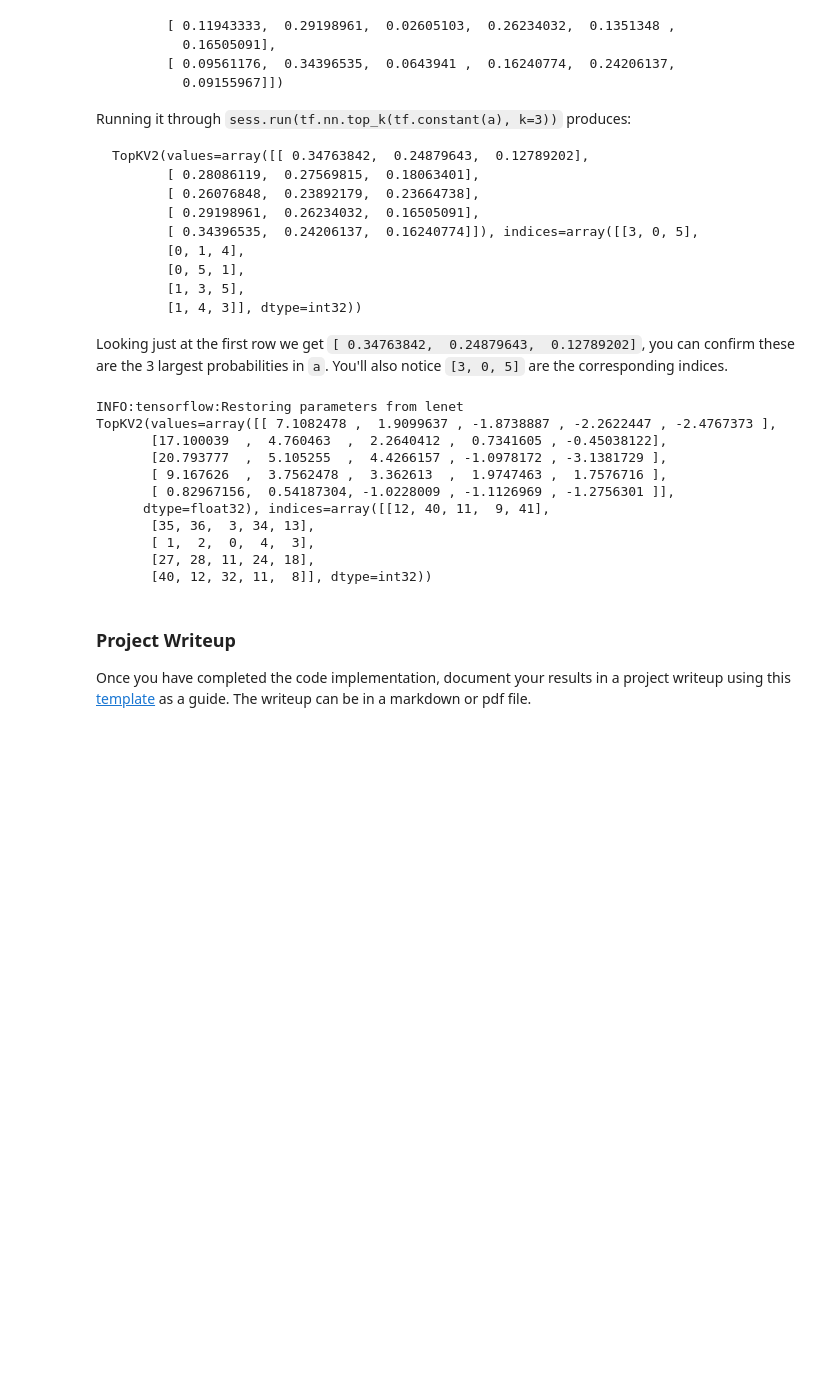
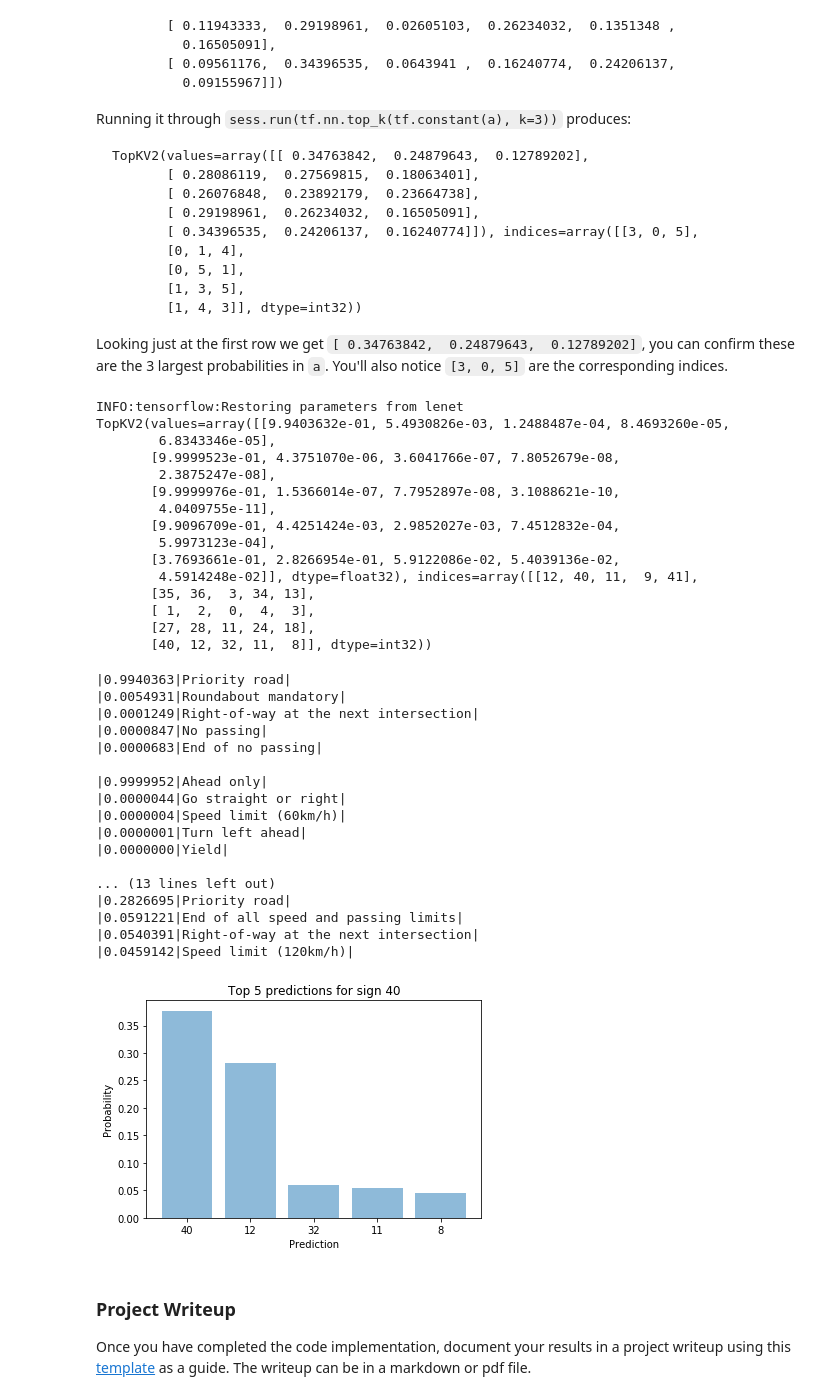
Before and after one commit to amoi9/traffic-signs-classifier, a Jupyter notebook: Traffic_Sign_Classifier.ipynb, the cells around one changed output. Saved outputs shown, nothing was run; the diff lists cells and outputs as text; code cells hidden in the pictures; blank space fills up the shorter version.

```diff
--- a/Traffic_Sign_Classifier.ipynb
+++ b/Traffic_Sign_Classifier.ipynb
@@ -333,3 +331,13 @@ EPOCH 16 ...
 Validation Accuracy = 0.961
 
 Model saved
+# %%
+with tf.Session() as sess:
+    saver.restore(sess, 'lenet')
+    training_accuracy = evaluate(X_train_norm, y_train)
+    validation_accuracy = evaluate(X_valid_norm, y_valid)
+    test_accuracy = evaluate(X_test_norm, y_test)
+
+print("Training Accuracy = {:.3f}".format(training_accuracy))
+print("Validation Accuracy = {:.3f}".format(validation_accuracy))
+print("Test Accuracy = {:.3f}".format(test_accuracy))
@@ -387,3 +400,11 @@ with tf.Session() as sess:
 # %% [output]
 INFO:tensorflow:Restoring parameters from lenet
 [12 35  1 27 40]
+# %%
+import csv
+with open('signnames.csv', mode='r') as infile:
+    reader = csv.reader(infile)
+    sign_names_map = {rows[0]:rows[1] for rows in reader}
+
+predicts = np.array([sign_names_map[str(xi)] for xi in output])
+print(predicts)
@@ -445,25 +469,65 @@ Looking just at the first row we get `[ 0.34763842,  0.24879643,  0.12789202]`,
 # %%
 ### Print out the top five softmax probabilities for the predictions on the German traffic sign images found on the web.
 ### Feel free to use as many code cells as needed.
-top_prob_op = tf.nn.top_k(logits, k=5)
+top_prob_op = tf.nn.top_k(tf.nn.softmax(logits), k=5)
 
 with tf.Session() as sess:
   # Restore variables from disk.
     saver.restore(sess, 'lenet')
-    output = sess.run(top_prob_op, feed_dict={x: Xs_norm, keep_prob: 1.0})
-    print(output)
+    top_k_output = sess.run(top_prob_op, feed_dict={x: Xs_norm, keep_prob: 1.0})
+    print(top_k_output)
 # %% [output]
 INFO:tensorflow:Restoring parameters from lenet
-TopKV2(values=array([[ 7.1082478 ,  1.9099637 , -1.8738887 , -2.2622447 , -2.4767373 ],
-       [17.100039  ,  4.760463  ,  2.2640412 ,  0.7341605 , -0.45038122],
-       [20.793777  ,  5.105255  ,  4.4266157 , -1.0978172 , -3.1381729 ],
-       [ 9.167626  ,  3.7562478 ,  3.362613  ,  1.9747463 ,  1.7576716 ],
-       [ 0.82967156,  0.54187304, -1.0228009 , -1.1126969 , -1.2756301 ]],
-      dtype=float32), indices=array([[12, 40, 11,  9, 41],
+TopKV2(values=array([[9.9403632e-01, 5.4930826e-03, 1.2488487e-04, 8.4693260e-05,
+        6.8343346e-05],
+       [9.9999523e-01, 4.3751070e-06, 3.6041766e-07, 7.8052679e-08,
+        2.3875247e-08],
+       [9.9999976e-01, 1.5366014e-07, 7.7952897e-08, 3.1088621e-10,
+        4.0409755e-11],
+       [9.9096709e-01, 4.4251424e-03, 2.9852027e-03, 7.4512832e-04,
+        5.9973123e-04],
+       [3.7693661e-01, 2.8266954e-01, 5.9122086e-02, 5.4039136e-02,
+        4.5914248e-02]], dtype=float32), indices=array([[12, 40, 11,  9, 41],
        [35, 36,  3, 34, 13],
        [ 1,  2,  0,  4,  3],
        [27, 28, 11, 24, 18],
        [40, 12, 32, 11,  8]], dtype=int32))
+# %%
+for i in range(0, 5):
+    print()
+    for idx, prob in enumerate(top_k_output.values[i]):
+        print('|{:.7f}|{}|'.format(prob, sign_names_map[str(top_k_output.indices[i][idx])]))
+
+
+y_pos = np.arange(5)
+
+plt.ylabel('Probability')
+plt.xlabel('Prediction')
+plt.title('Top 5 predictions for sign 40')
+
+plt.bar(y_pos, top_k_output.values[4], align='center', alpha=0.5)
+plt.xticks(y_pos, top_k_output.indices[4])
+
+plt.show()
+# %% [output]
+|0.9940363|Priority road|
+|0.0054931|Roundabout mandatory|
+|0.0001249|Right-of-way at the next intersection|
+|0.0000847|No passing|
+|0.0000683|End of no passing|
+
+|0.9999952|Ahead only|
+|0.0000044|Go straight or right|
+|0.0000004|Speed limit (60km/h)|
+|0.0000001|Turn left ahead|
+|0.0000000|Yield|
+
+... (13 lines left out)
+|0.2826695|Priority road|
+|0.0591221|End of all speed and passing limits|
+|0.0540391|Right-of-way at the next intersection|
+|0.0459142|Speed limit (120km/h)|
+[figure, added]
 # %% [markdown]
 ### Project Writeup
 
```
Also changed, not shown: parts of 5 cells of this notebook, 7 other files.
